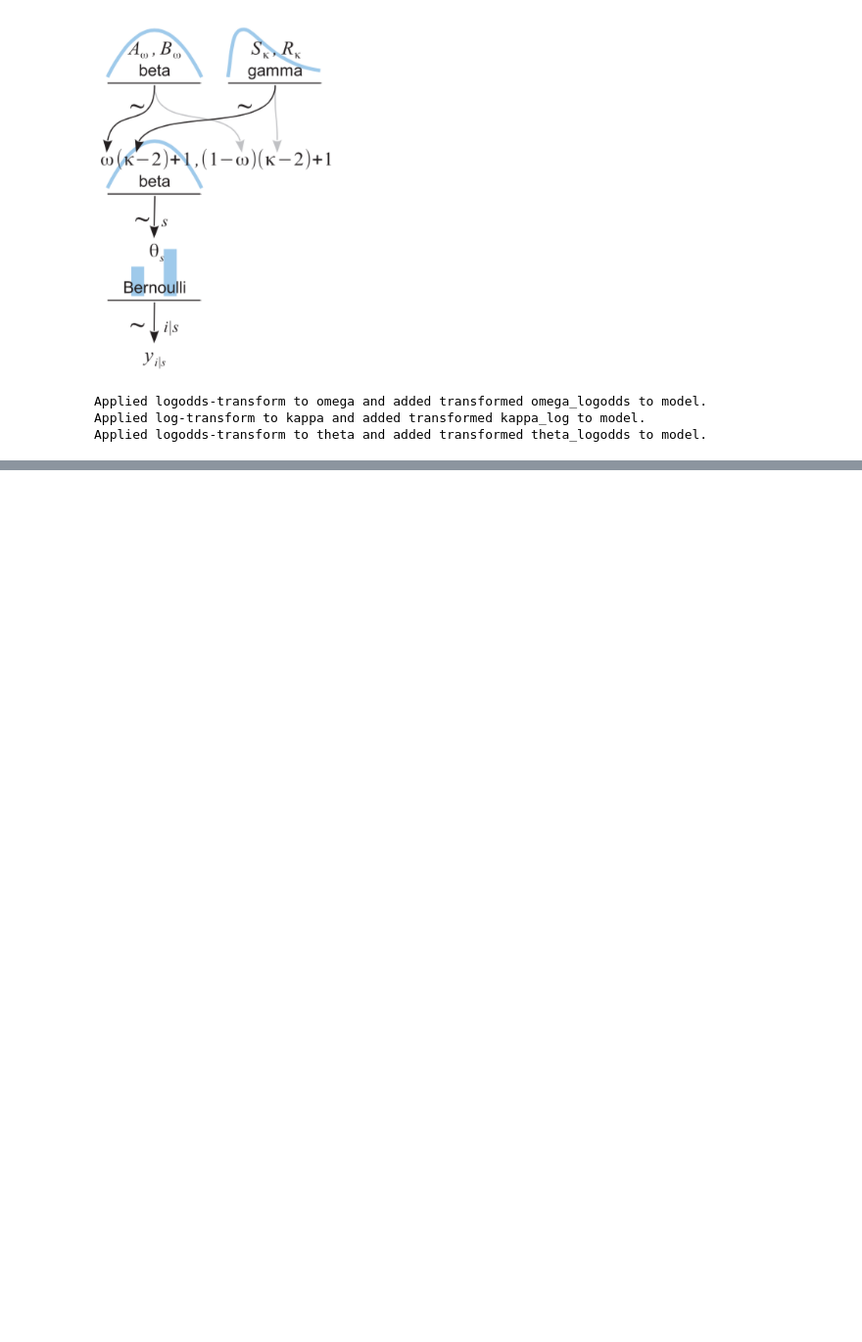
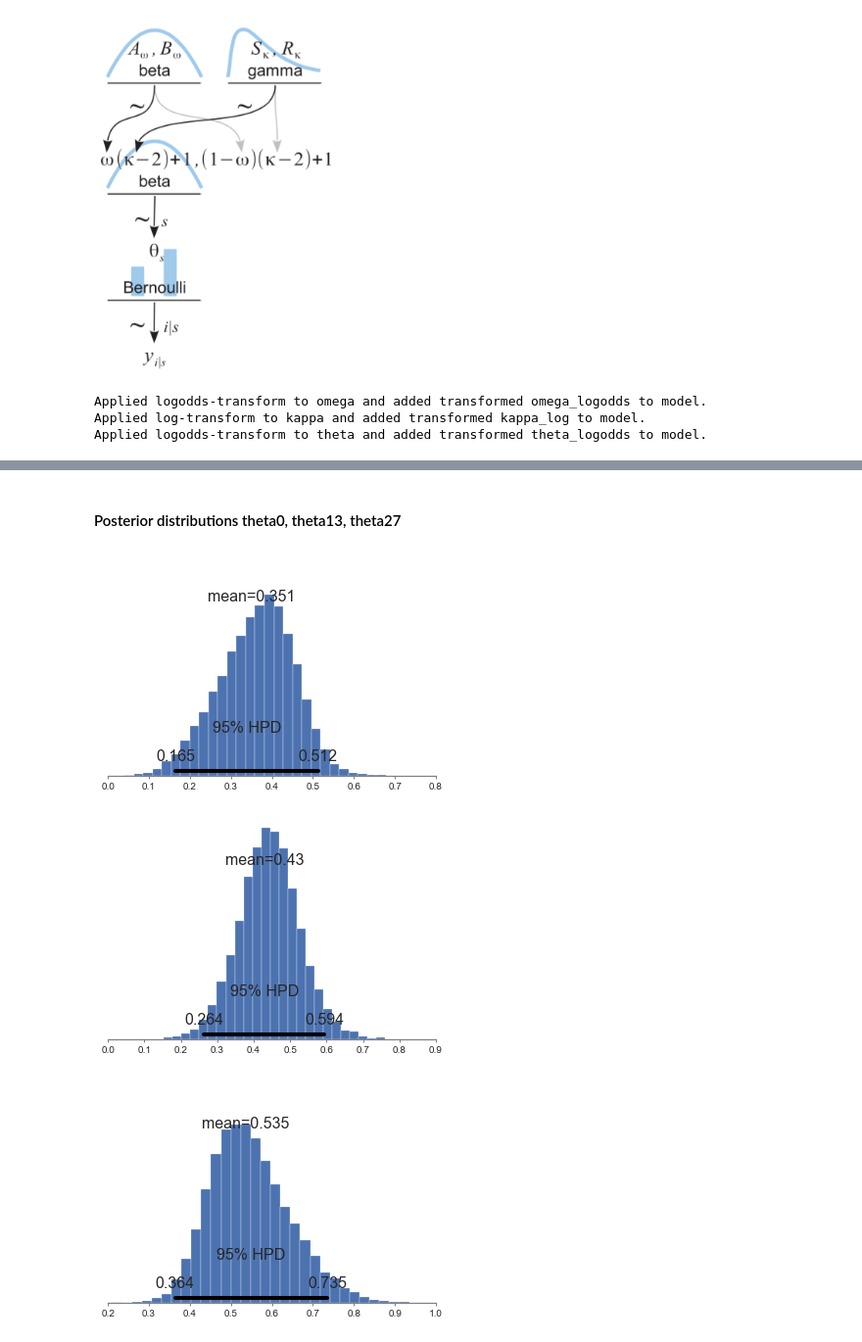
Before and after one commit to JWarmenhoven/DBDA-python, a Jupyter notebook: Notebooks/Chapter 9.ipynb, the cells around one changed output, grey strips where cells are left out. Shown at 98% size. Drawn from its saved outputs; the diff is of its cells as text; code cells hidden in the pictures; blank space fills up the shorter version.

```diff
--- a/Notebooks/Chapter 9.ipynb
+++ b/Notebooks/Chapter 9.ipynb
@@ -75,0 +109,9 @@ pmc.traceplot(trace[::10]);
+# %% [markdown]
+#### Posterior distributions theta0, theta13, theta27
+# %%
+for i in [0,13,27]:
+    pmc.plot_posterior(trace['theta'][:,i]);
+# %% [output]
+[figure, added]
+[figure, added]
+[figure, added]
```
Also changed, not shown: parts of 10 cells of this notebook, 1 other file.
